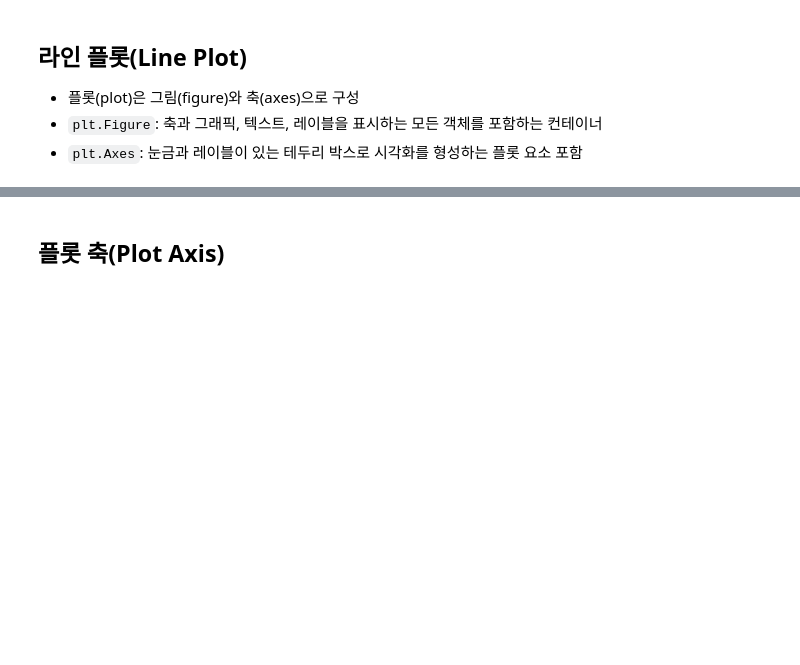
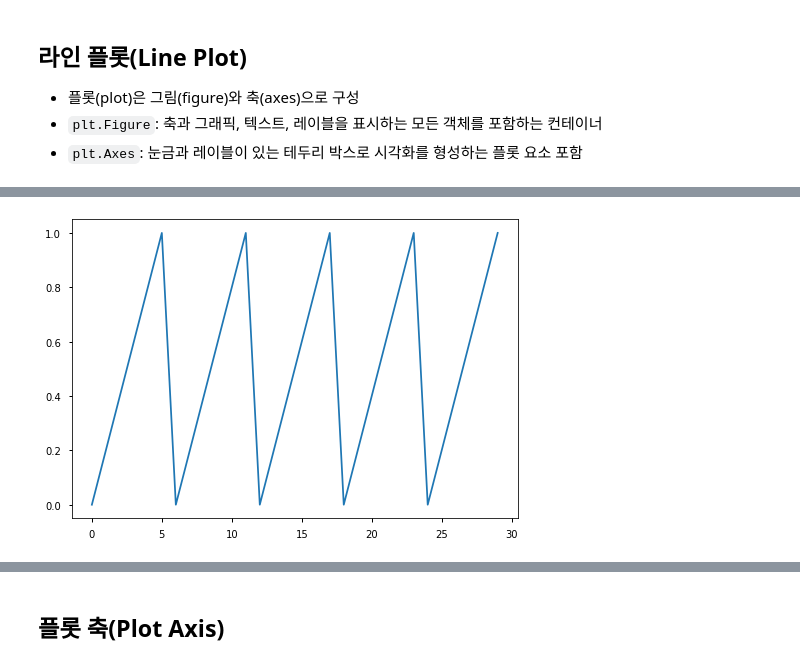
Before and after one commit to mkbahk/MatplotlibLearning, a Jupyter notebook: _Matplotlib_한번에_제대로_배우기.ipynb, the cells around one changed output, grey strips where cells are left out. Cells and saved outputs as stored; diff of their text form; code cells hidden in the pictures; blank space fills up the shorter version.

```diff
--- a/_Matplotlib_한번에_제대로_배우기.ipynb
+++ b/_Matplotlib_한번에_제대로_배우기.ipynb
@@ -19,0 +47,5 @@
+# %%
+fig = plt.figure()
+plt.plot([0, 0.2, 0.4, 0.6, 0.8, 1] * 5); #Object할당관련 정보 사라짐 ';'로
+# %% [output]
+[figure, added]
```
Also changed, not shown: parts of 41 cells of this notebook.
